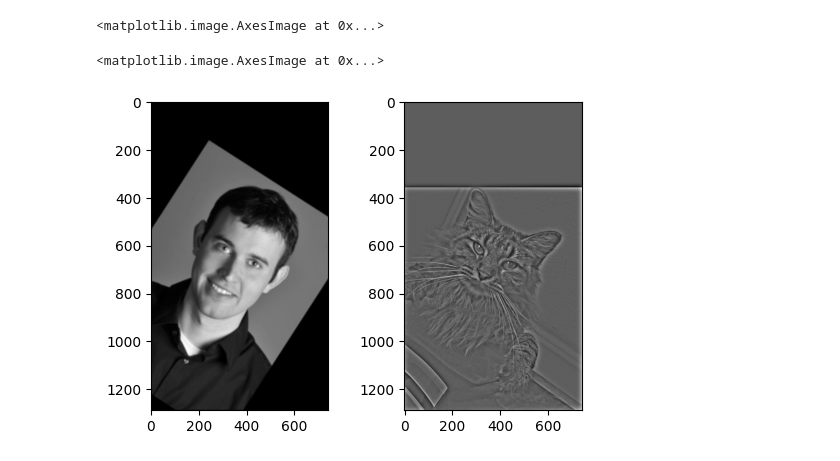
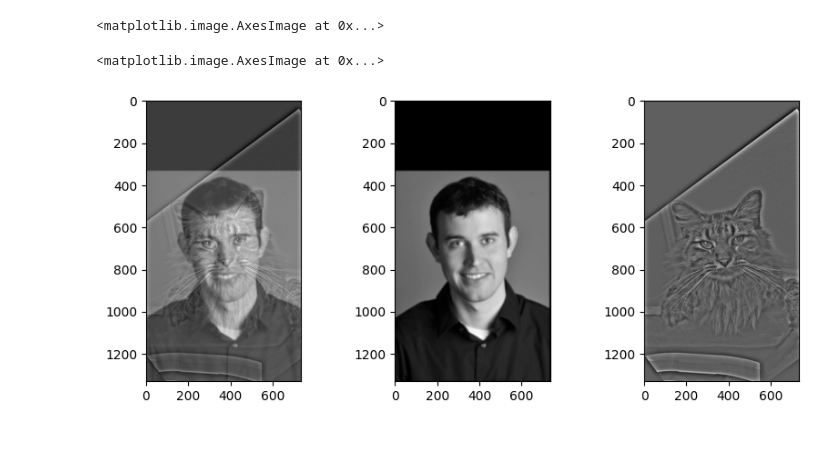
Before and after one commit to hailey-tran-9/cs180-fa23-proj2, a Jupyter notebook: code/main.ipynb, the cells around one changed output. Cells and saved outputs as stored; diff of their text form; code cells hidden in the pictures.

```diff
--- a/code/main.ipynb
+++ b/code/main.ipynb
@@ -137,7 +137,7 @@ im2 = plt.imread('../images/nutmeg.jpg')/255
 %matplotlib qt5
 
 # Next align images (this code is provided, but may be improved)
-im1_aligned, im2_aligned = align_images(im1, im2)
+im2_aligned, im1_aligned = align_images(im2, im1)
 im1_aligned, im2_aligned = rgb2gray(im1_aligned), rgb2gray(im2_aligned)
 
 ## You will provide the code below. Sigma1 and sigma2 are arbitrary
@@ -156,7 +156,7 @@ def hybrid_image(image1, image2, sigma1, sigma2):
     return [lp, hp, (hp_filter + lp_filter) / 2]
 
 sigma1 = 3
-sigma2 = 20
+sigma2 = 15
 lp, hp, hybrid = hybrid_image(im1_aligned, im2_aligned, sigma1, sigma2)
 # print(hybrid.shape)
 
@@ -174,12 +174,13 @@ Please select 2 points in each image for alignment.
 <matplotlib.image.AxesImage at 0x...>
 # %%
 %matplotlib inline
-plt.figure(figsize=(6, 4))
-plt.subplot(121); plt.imshow(lp, cmap="gray")
-plt.subplot(122); plt.imshow(hp, cmap="gray")
+plt.figure(figsize=(10, 4))
+plt.subplot(131); plt.imshow(hybrid, cmap="gray")
+plt.subplot(132); plt.imshow(lp, cmap="gray")
+plt.subplot(133); plt.imshow(hp, cmap="gray")
 # %% [output]
 <matplotlib.image.AxesImage at 0x...>
-[figure, old version]
+[figure, new version]
 # %%
 # Q2.3 - Gaussian and Laplacian Stacks
 %matplotlib inline
```
Also changed, not shown: parts of 3 cells of this notebook.
